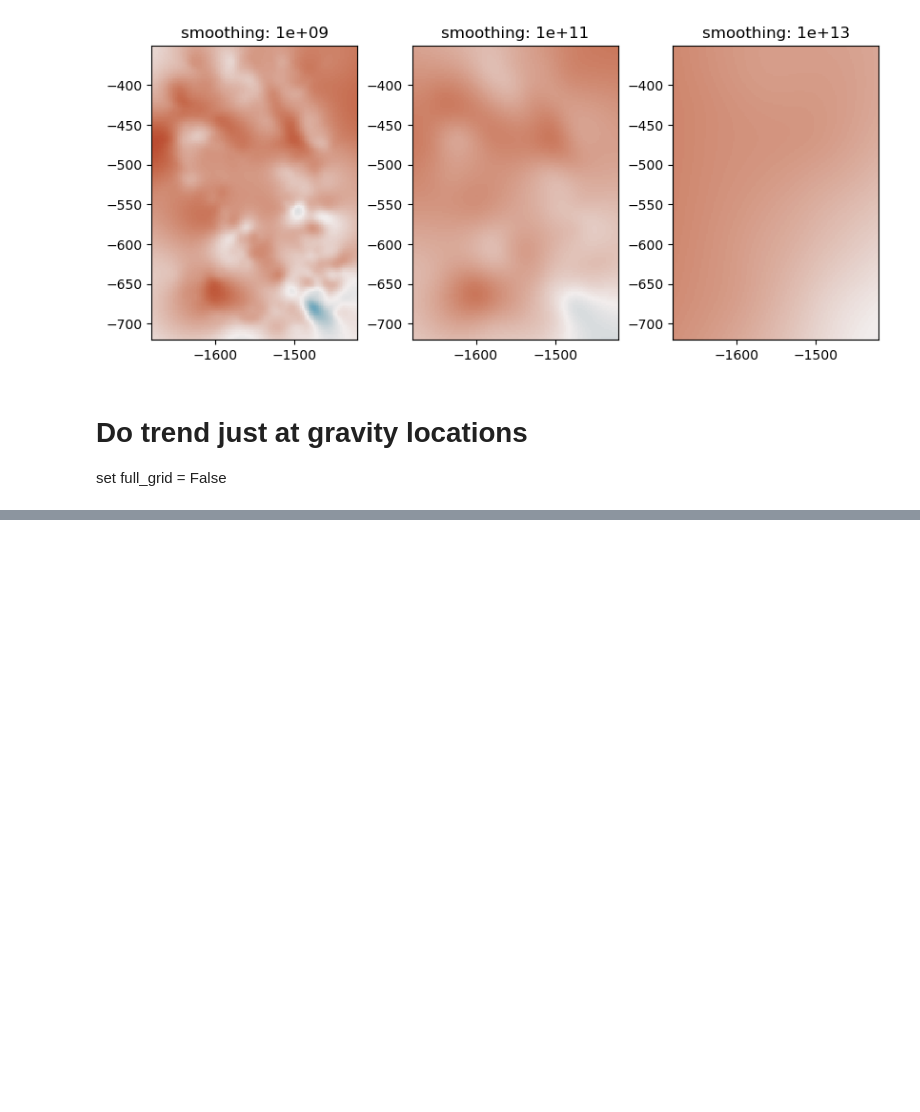
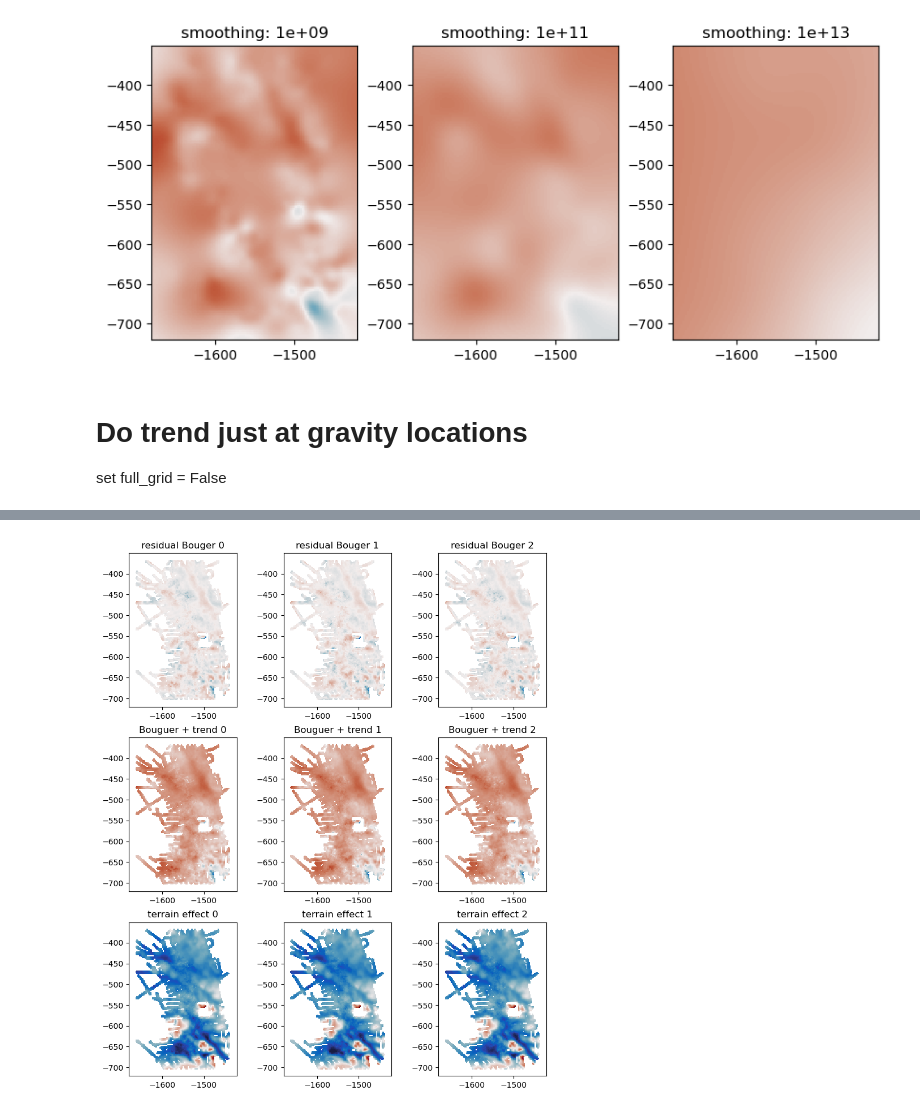
Before and after one commit to holdenalpern/iceshelf_bathymetry, a Jupyter notebook: trend_demo.ipynb, the cells around one changed output, grey strips where cells are left out. Saved outputs shown, nothing was run; the diff lists cells and outputs as text; code cells hidden in the pictures; blank space fills up the shorter version.

```diff
--- a/trend_demo.ipynb
+++ b/trend_demo.ipynb
@@ -127,0 +224,24 @@ plt.show()
+# %%
+fig, axs = plt.subplots(3, 3, figsize=(10,12))
+
+for i, sim in enumerate(simulations):
+    sim_grid, faa_grid, trend_grid = xy_into_grid(ds, (grav.x.values, grav.y.values), (sim, grav.faa.values, trend_rbf))
+
+    ax = axs[0,i]
+    ax.pcolormesh(ds.x/1000, ds.y/1000, faa_grid-sim_grid-trend_grid, vmin=-100, vmax=100, cmap='cmo.balance')
+    ax.axis('scaled')
+    ax.set_title(f'residual Bouger {i}')
+
+    ax = axs[1,i]
+    ax.pcolormesh(ds.x/1000, ds.y/1000, faa_grid-sim_grid, vmin=-100, vmax=100, cmap='cmo.balance')
+    ax.axis('scaled')
+    ax.set_title(f'Bouguer + trend {i}')
+
+    ax = axs[2,i]
+    ax.pcolormesh(ds.x/1000, ds.y/1000, sim_grid, vmin=-100, vmax=100, cmap='cmo.balance')
+    ax.axis('scaled')
+    ax.set_title(f'terrain effect {i}')
+
+plt.show()
+# %% [output]
+[figure, added]
```
Also changed, not shown: parts of 13 cells of this notebook, 2 other files.
